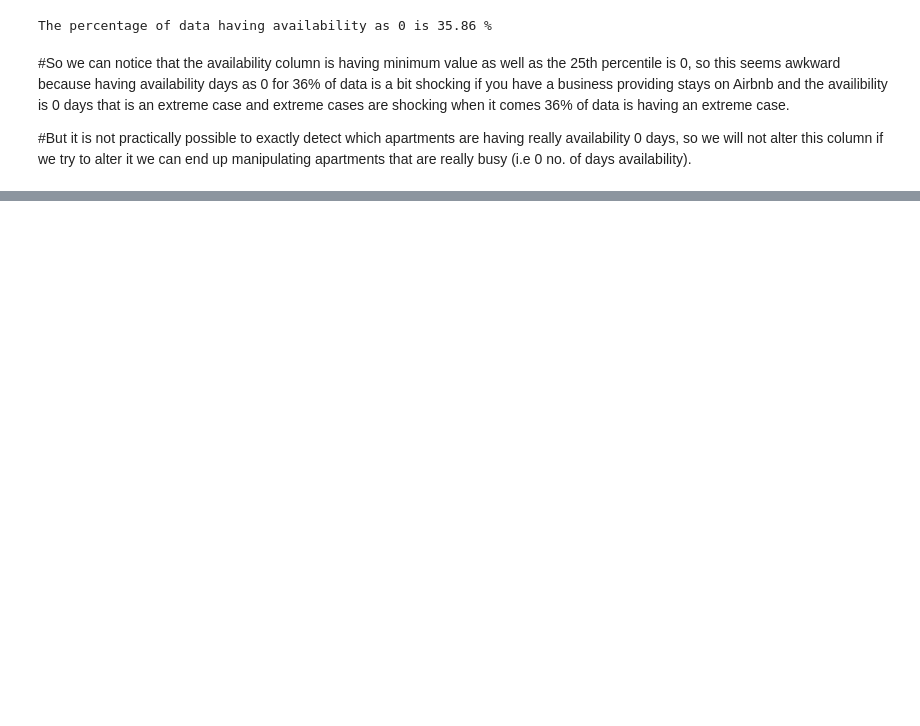
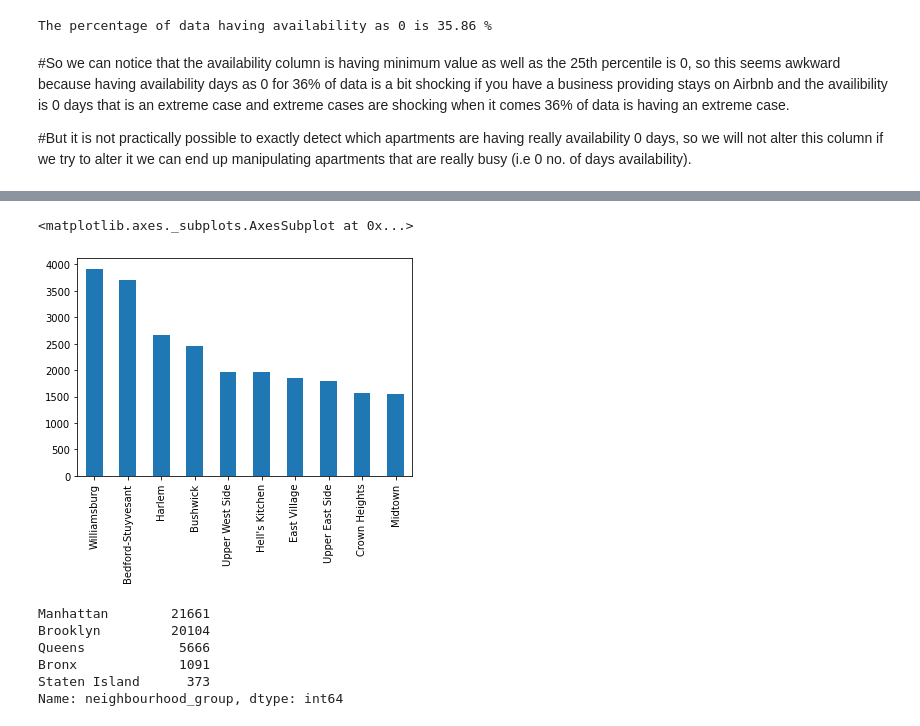
Before and after one commit to dil150898/Airbnb-EDA, a Jupyter notebook: Airbnb_Bookings_Analysis_Capstone_Project.ipynb, the cells around one changed output, grey strips where cells are left out. Drawn from its saved outputs; the diff is of its cells as text; code cells hidden in the pictures; blank space fills up the shorter version.

```diff
--- a/Airbnb_Bookings_Analysis_Capstone_Project.ipynb
+++ b/Airbnb_Bookings_Analysis_Capstone_Project.ipynb
@@ -259,0 +289,4 @@ The percentage of data having availability as 0 is 35.86 %
+# %%
+df.loc[ (df.room_type=='Entire home/apt') & (df.price==0),'price']=df.loc[ (df.room_type=='Entire home/apt') & (df.price!=0),'price'].median()
+df.loc[ (df.room_type=='Private room') & (df.price==0),'price']=df.loc[ (df.room_type=='Private room') & (df.price!=0),'price'].median()
+df.loc[ (df.room_type=='Shared room') & (df.price==0),'price']=df.loc[ (df.room_type=='Shared room') & (df.price!=0),'price'].median()
@@ -259,0 +307,2 @@ The percentage of data having availability as 0 is 35.86 %
+# %%
+df.fillna({'reviews_per_month':0},inplace=True)
@@ -259,0 +386,16 @@ The percentage of data having availability as 0 is 35.86 %
+# %%
+# Plotting top 10 neighbourhood which are having maximum number of appartments on Airbnb
+
+pd.value_counts(df['neighbourhood'])[:10].plot.bar()
+# %% [output]
+<matplotlib.axes._subplots.AxesSubplot at 0x...>
+[figure, added]
+# %%
+df['neighbourhood_group'].value_counts()
+# %% [output]
+Manhattan        21661
+Brooklyn         20104
+Queens            5666
+Bronx             1091
+Staten Island      373
+Name: neighbourhood_group, dtype: int64
```
Also changed, not shown: parts of 25 cells of this notebook.
